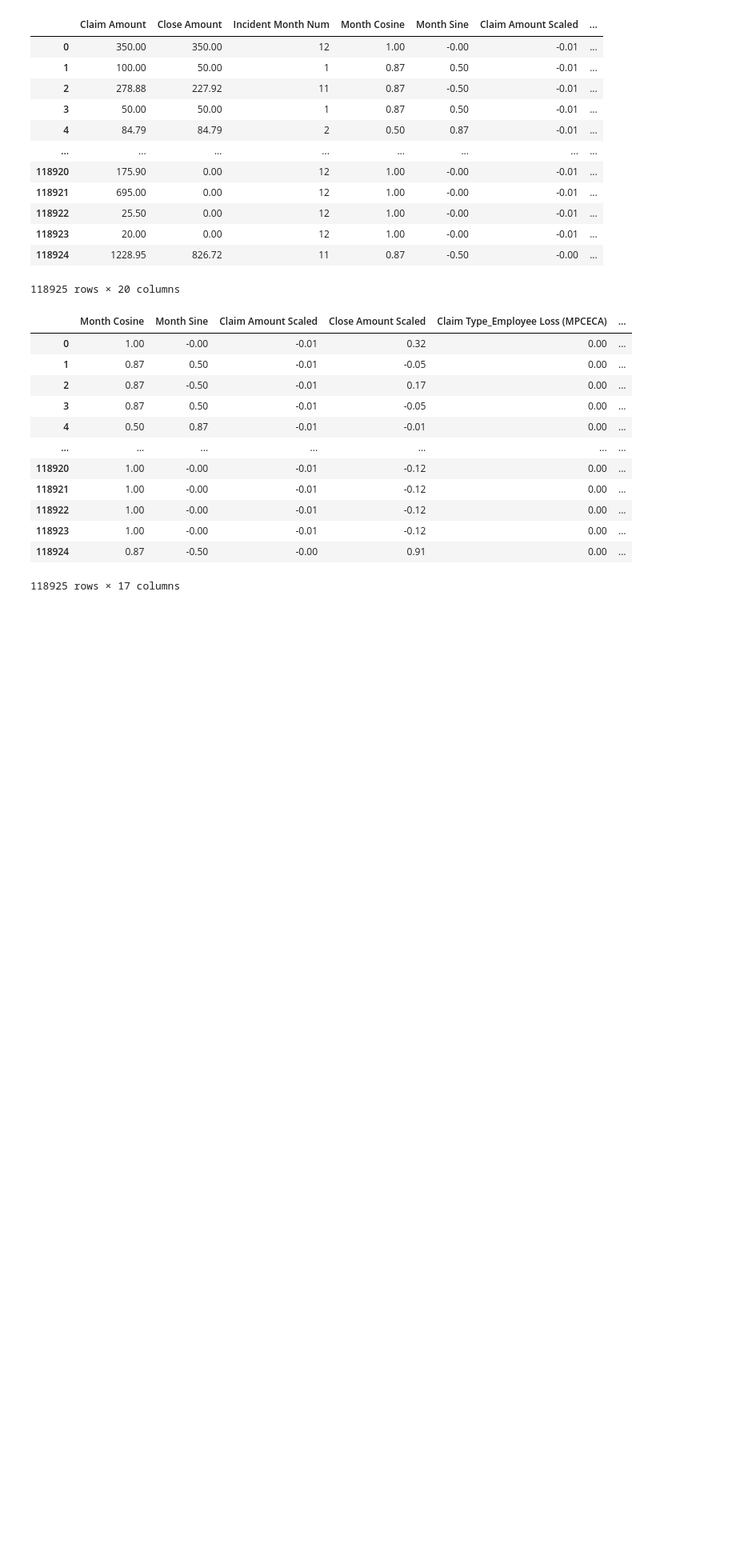
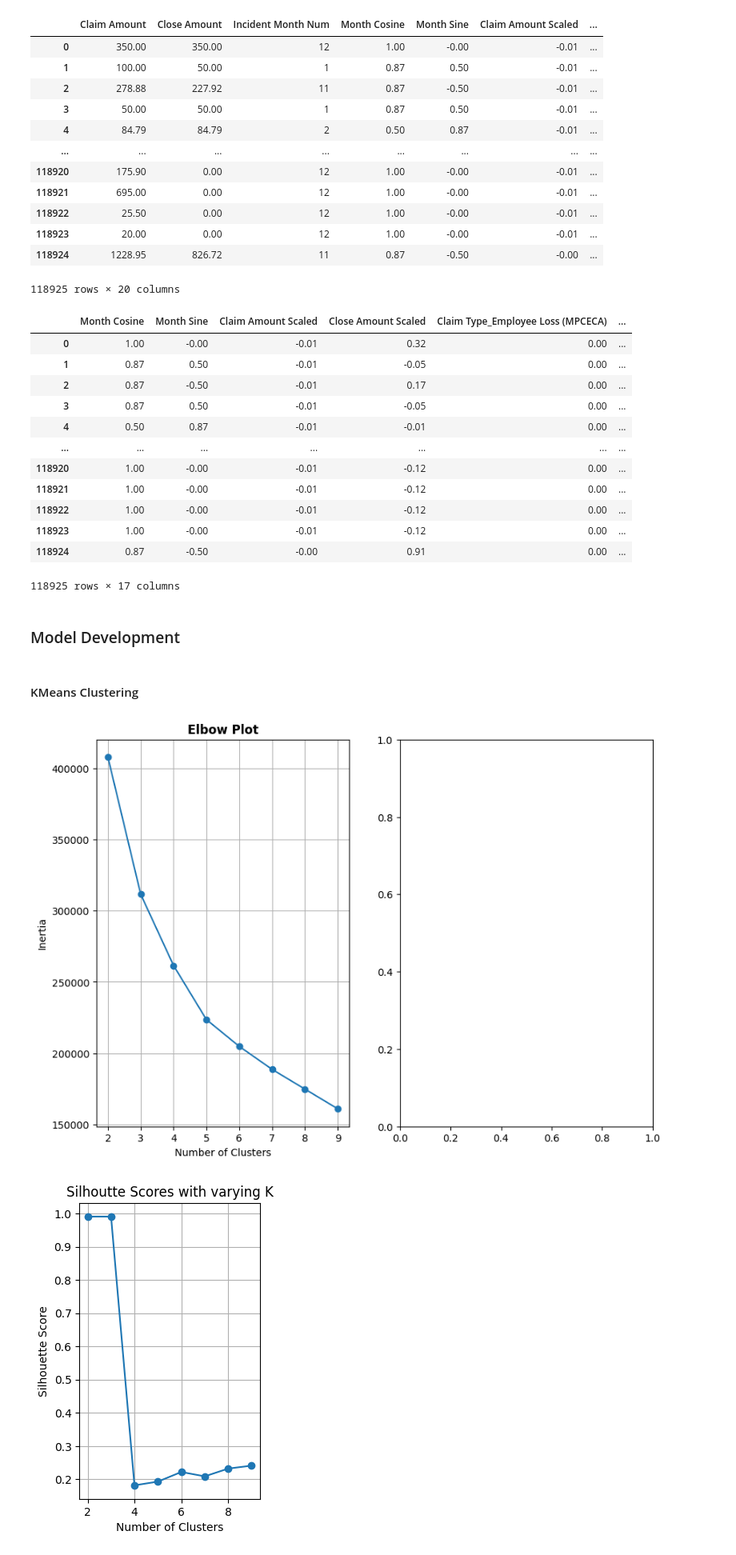
Before and after one commit to btokoli/Risk-Radar-Clustering-Airports-by-Claim-Patterns-to-Spotlight-High-Risk-Hubs, a Jupyter notebook: airportAnalysis.ipynb, the cells around one changed output. Shown at 80% size. Saved outputs shown, nothing was run; the diff lists cells and outputs as text; code cells hidden in the pictures; blank space fills up the shorter version.

Commit message:
modeling

```diff
--- a/airportAnalysis.ipynb
+++ b/airportAnalysis.ipynb
@@ -716,3 +718,47 @@ df5
 | 118923 | 1.00 | -0.00 | -0.01 | -0.12 | 0.00 | ... |
 | 118924 | 0.87 | -0.50 | -0.00 | 0.91 | 0.00 | ... |
 118925 rows × 17 columns
+# %% [markdown]
+### Model Development
+# %% [markdown]
+#### KMeans Clustering
+# %%
+#Finding the Optimal K
+
+def optimise_k_means(df, max_k):
+    k_values= []
+    inertias= []
+    silhouette_scores= []
+
+    for k in range(2, max_k):
+        kmeans= KMeans(n_clusters=k, n_init=20, random_state=42)
+        kmeans.fit(df)
+        labels= kmeans.fit_predict(df)
+
+        k_values.append(k)
+        inertias.append(kmeans.inertia_)
+        silhouette_scores.append(silhouette_score(df, labels))
+
+#Generating Elbow Plot
+    plt.subplots(1,2, figsize=(10,7))
+
+    plt.subplot(2,1,1)
+    plt.plot(k_values, inertias, "o-")
+    plt.xlabel("Number of Clusters")
+    plt.ylabel("Inertia")
+    plt.title("Elbow Plot", fontweight='bold')
+    plt.grid(True)
+
+#Generating Silhouette Score Plot
+    plt.subplot(2,1,2)
+    plt.plot(k_values, silhouette_scores, "o-")
+    plt.title("Silhoutte Scores with varying K", fontweight='bold')
+    plt.xlabel("Number of Clusters")
+    plt.ylabel("Silhouette Score")
+    plt.grid(True)
+    plt.show()
+# %%
+optimise_k_means(df5, 10)
+# %% [output]
+[figure, added]
+[figure, added]
```
Also changed, not shown: parts of 1 cell of this notebook.
